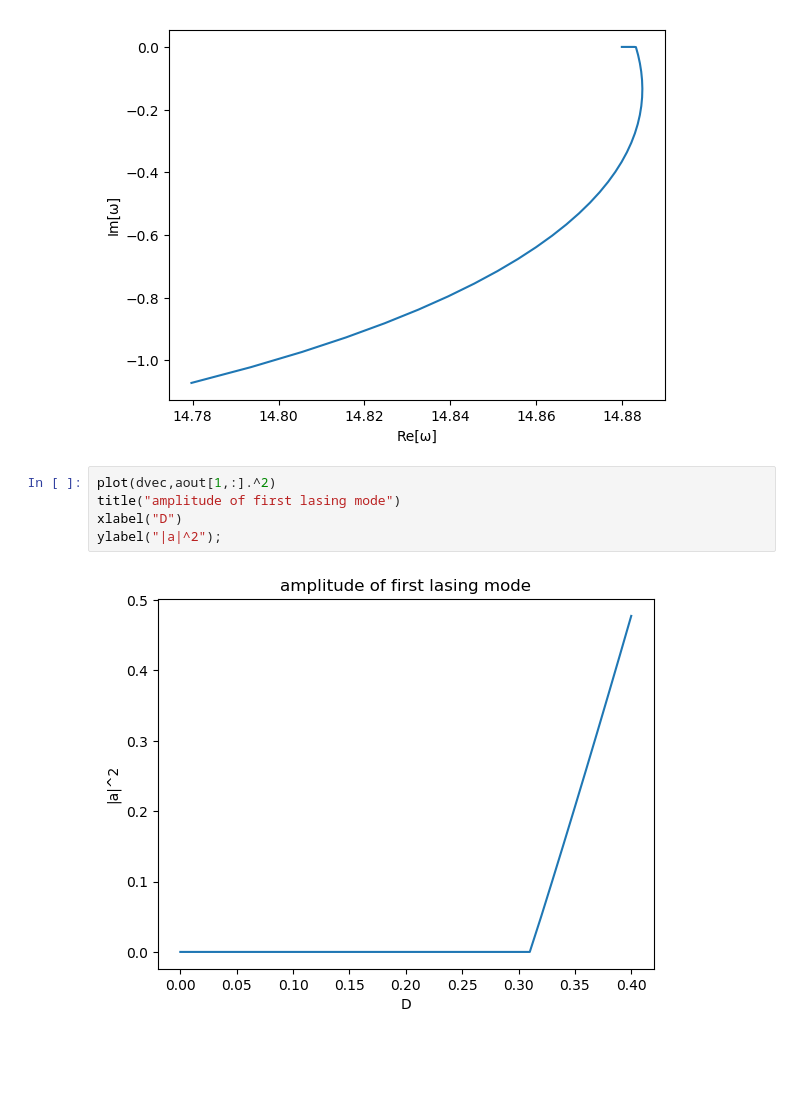
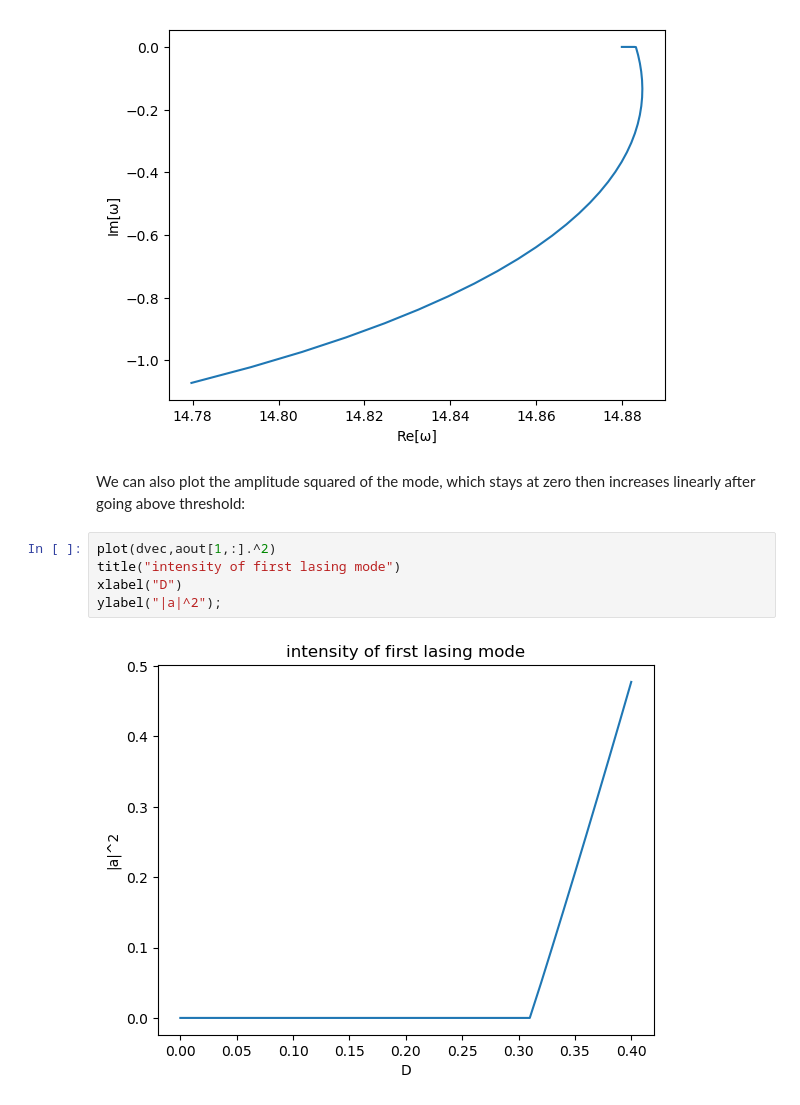
Before and after one commit to wsshin/MaxwellSALT.jl, a Jupyter notebook: tutorial_1dslab.ipynb, the cells around one changed output. Cells and saved outputs as stored; diff of their text form; blank space fills up the shorter version.

Commit message:
minor updates to tutorial notebook
added plot of above-threshold mode profile, clarified units, fixed cell count, added some notes about boundary conditions

```diff
--- a/tutorial_1dslab.ipynb
+++ b/tutorial_1dslab.ipynb
@@ -141,10 +143,12 @@ xlabel("Re[ω]")
 ylabel("Im[ω]");
 # %% [output]
 [figure]
+# %% [markdown]
+We can also plot the amplitude squared of the mode, which stays at zero then increases linearly after going above threshold:
 # %%
 plot(dvec,aout[1,:].^2)
-title("amplitude of first lasing mode")
+title("intensity of first lasing mode")
 xlabel("D")
 ylabel("|a|^2");
 # %% [output]
-[figure, old version]
+[figure, new version]
```
Also changed, not shown: parts of 9 cells of this notebook.
